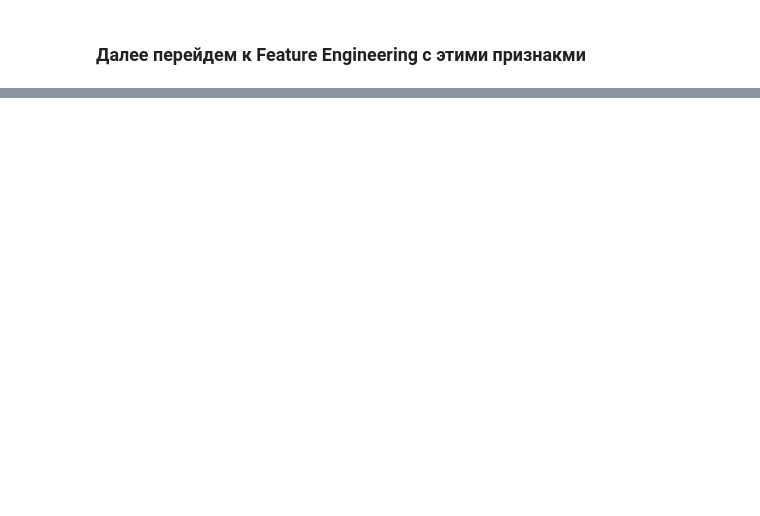
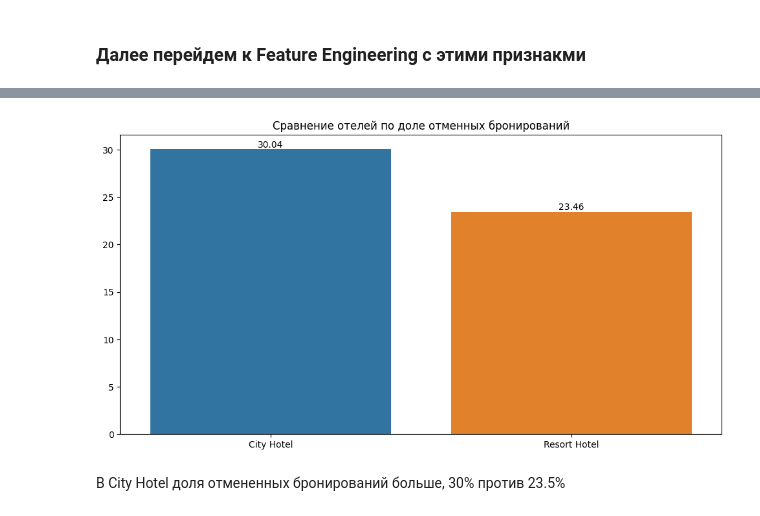
Before and after one commit to burtsev-sa/gp_4, a Jupyter notebook: start.ipynb, the cells around one changed output, grey strips where cells are left out. Cells and saved outputs as stored; diff of their text form; code cells hidden in the pictures; blank space fills up the shorter version.

```diff
--- a/start.ipynb
+++ b/start.ipynb
@@ -646,0 +713,17 @@ df.loc[~df['distribution_channel'].isin(['TA/TO', 'Direct', 'Corporate']), 'dist
+# %%
+city_hotel_canceled_cnt = round(df[(df['hotel'] == 'City Hotel') & (df['is_canceled'] == 1)].shape[0] / df[df['hotel'] == 'City Hotel'].shape[0] * 100, 2)
+# %%
+resort_hotel_canceled_cnt = round(df[(df['hotel'] == 'Resort Hotel') & (df['is_canceled'] == 1)].shape[0] / df[df['hotel'] == 'Resort Hotel'].shape[0] * 100, 2)
+# %%
+plt.figure(figsize=(12,6))
+plt.title('Сравнение отелей по доле отменных бронирований')
+
+# https://stackoverflow.com/questions/55104819/display-count-on-top-of-seaborn-barplot
+ax = sns.barplot(pd.DataFrame({'City Hotel': [city_hotel_canceled_cnt], 'Resort Hotel': [resort_hotel_canceled_cnt]}))
+ax.bar_label(ax.containers[0])
+ax.bar_label(ax.containers[1])
+plt.show()
+# %% [output]
+[figure, added]
+# %% [markdown]
+В City Hotel доля отмененных бронирований больше, 30% против 23.5%
```
Also changed, not shown: parts of 18 cells of this notebook.
